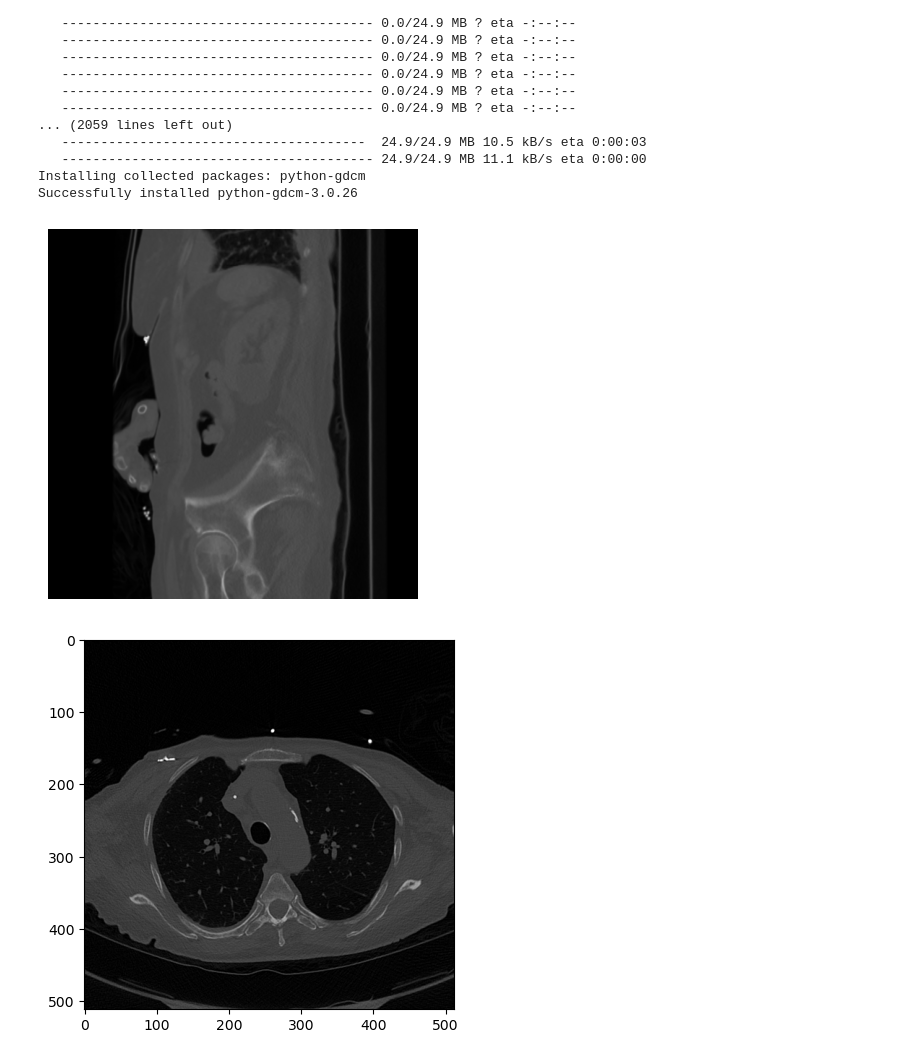
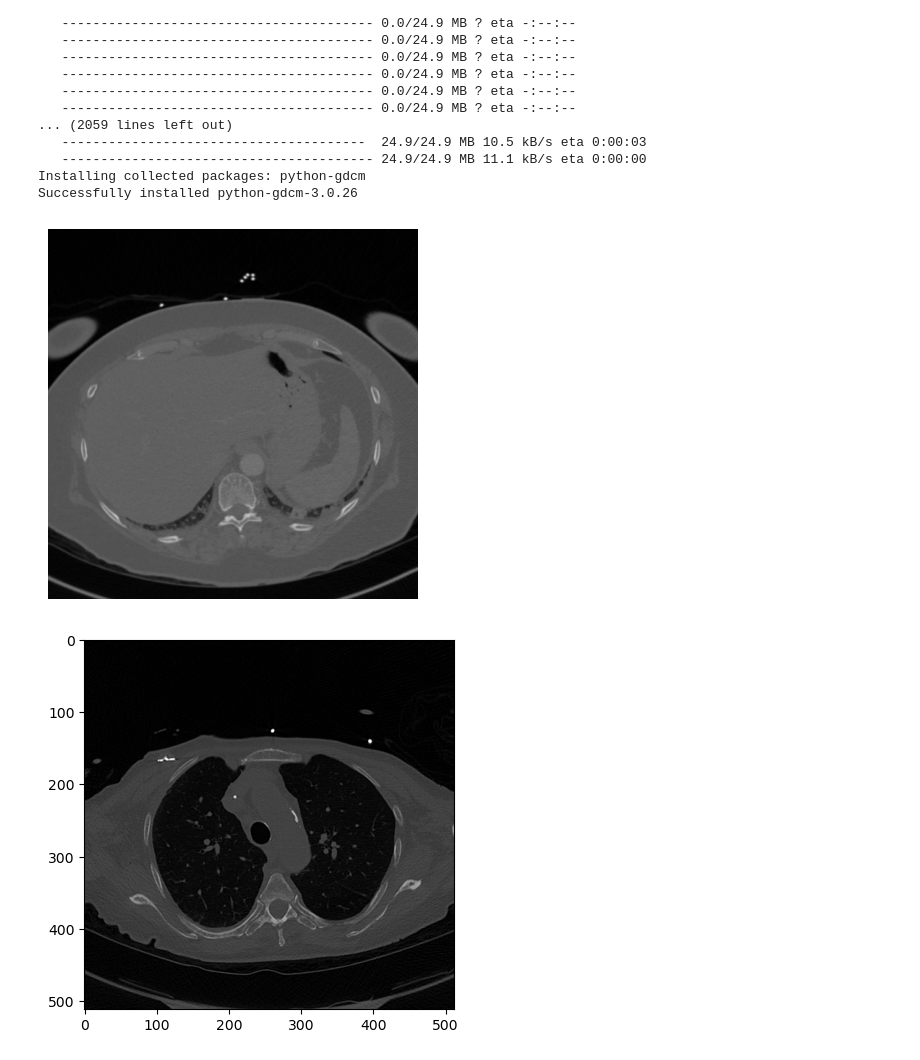
Before and after one commit to WahajSajid/Model-Unfairness-Research, a Jupyter notebook: extract_images.ipynb, the cells around one changed output. Drawn from its saved outputs; the diff is of its cells as text; code cells hidden in the pictures.

Commit message:
downloading data

```diff
--- a/extract_images.ipynb
+++ b/extract_images.ipynb
@@ -27,28 +27,28 @@ import numpy as np
 # %%
 #resize the image
 
 # img = np.transpose(img, (1, 2, 0 ))
-dcm =  pydicom.dcmread(rf"C:\Users\Wahaj Sajid\Desktop\Research\MIDRC\Female Black, Age below 75 Covid19 data\1.2.826.0.1.3680043.10.474.419639.103920479813683567842234214555.dcm")
+dcm =  pydicom.dcmread(rf"C:\Users\Wahaj Sajid\Desktop\Research\MIDRC\Asian Female Positive COVID19 (Age 0 - 75)\2.16.840.1.114274.1818.46526962804395084737001273829094365887.dcm")
 img =  dcm.pixel_array#access the pixel data
 
 # If the image is not 2D, try transposing (common for segmentation masks)
 if img.ndim == 3 and img.shape[0] <= 4:  # Likely (channels, rows, columns)
     img = np.transpose(img, (1, 2, 0))
 
 # If the image is still not displayable, try displaying a single channel
 if img.ndim == 3:
     img = img[..., 0]  # Take first channel
 
 # Optional: Apply scaling if needed
 if hasattr(dcm, 'RescaleSlope') and hasattr(dcm, 'RescaleIntercept'):
     img = img * dcm.RescaleSlope + dcm.RescaleIntercept
 
 # Display the image
 plt.imshow(img, cmap=plt.cm.gray)
 plt.axis('off')
 plt.show()
 # %% [output]
-[figure, old version]
+[figure, new version]
 # %%
 dcm =  pydicom.dcmread(rf"C:\Users\Wahaj Sajid\Desktop\Research\Research Project\MIDRC\downloads\302028-000212\1.2.826.0.1.3680043.10.474.302028.495660\1.2.826.0.1.3680043.10.474.302028.496306\1.2.826.0.1.3680043.10.474.302028.496383.dcm")
 img =  dcm.pixel_array
```
Also changed, not shown: 1 other file.
